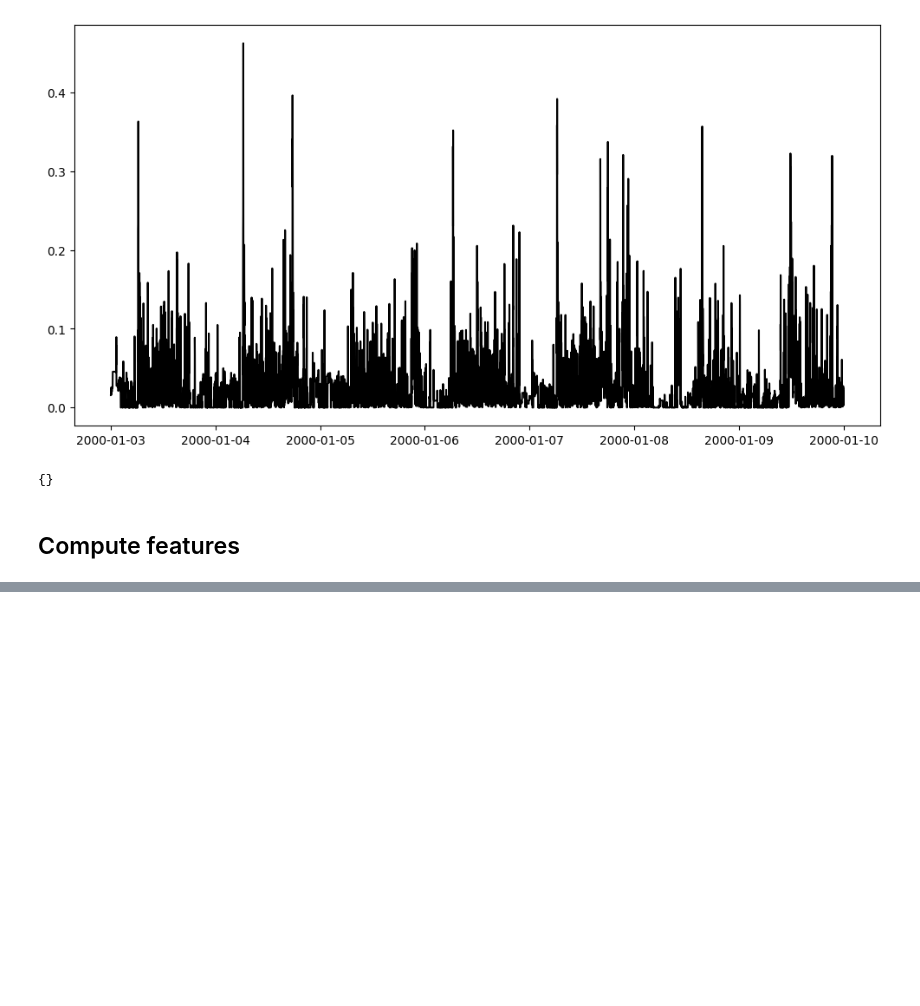
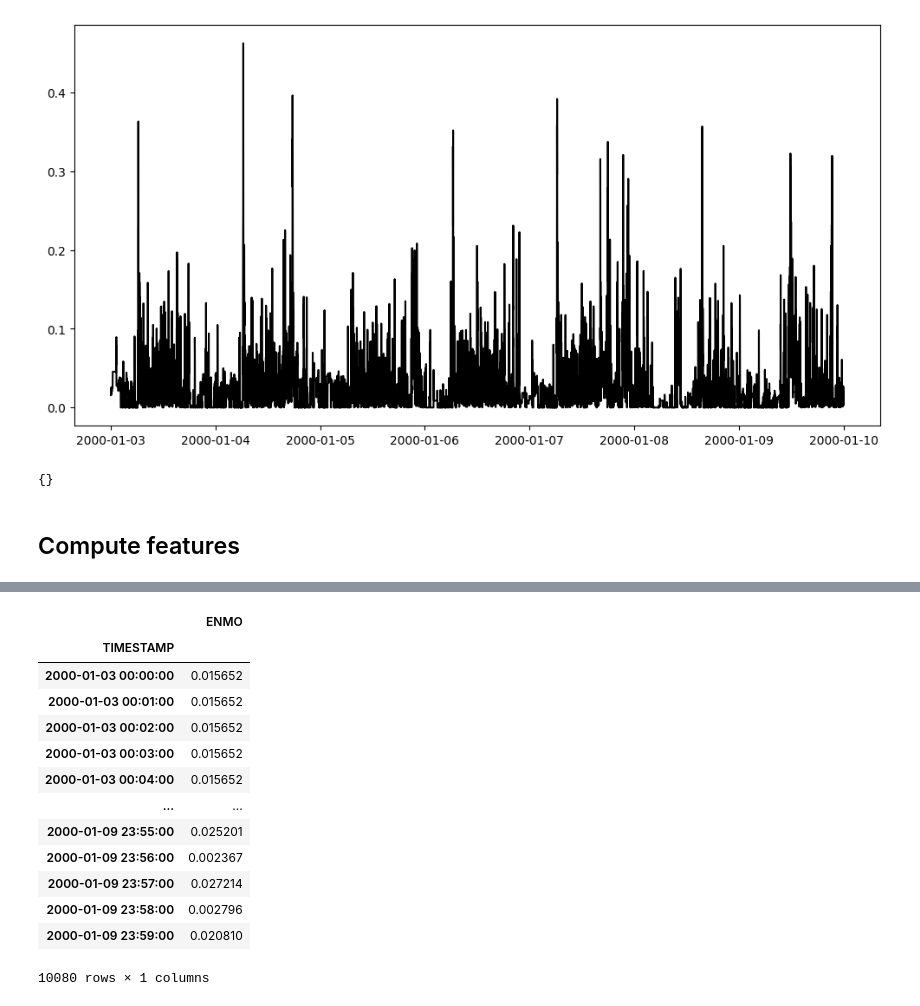
Before and after one commit to ADAMMA-CDHI-ETH-Zurich/CosinorAge, a Jupyter notebook: examples/data_loading.ipynb, the cells around one changed output, grey strips where cells are left out. Saved outputs shown, nothing was run; the diff lists cells and outputs as text; code cells hidden in the pictures; blank space fills up the shorter version.

```diff
--- a/examples/data_loading.ipynb
+++ b/examples/data_loading.ipynb
@@ -99,0 +106,17 @@ KeyError: "None of [TimedeltaIndex(['0 days 01:14:00', '0 days 03:30:00'], dtype
+# %%
+biobank_loader.get_enmo_data()
+# %% [output]
+|  | ENMO |
+| TIMESTAMP |  |
+| 2000-01-03 00:00:00 | 0.015652 |
+| 2000-01-03 00:01:00 | 0.015652 |
+| 2000-01-03 00:02:00 | 0.015652 |
+| 2000-01-03 00:03:00 | 0.015652 |
+| 2000-01-03 00:04:00 | 0.015652 |
+| ... | ... |
+| 2000-01-09 23:55:00 | 0.025201 |
+| 2000-01-09 23:56:00 | 0.002367 |
+| 2000-01-09 23:57:00 | 0.027214 |
+| 2000-01-09 23:58:00 | 0.002796 |
+| 2000-01-09 23:59:00 | 0.020810 |
+10080 rows × 1 columns
```
Also changed, not shown: parts of 3 cells of this notebook, 4 other files.
